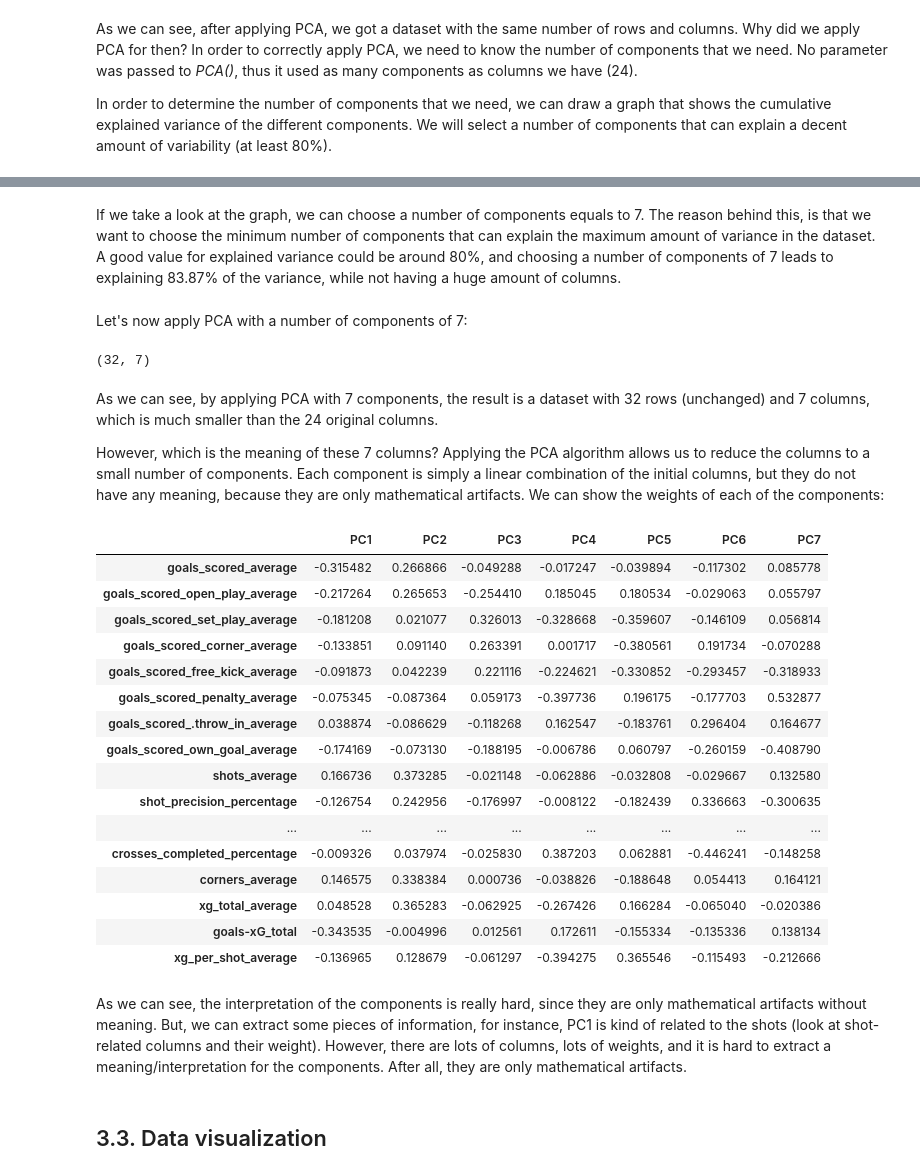
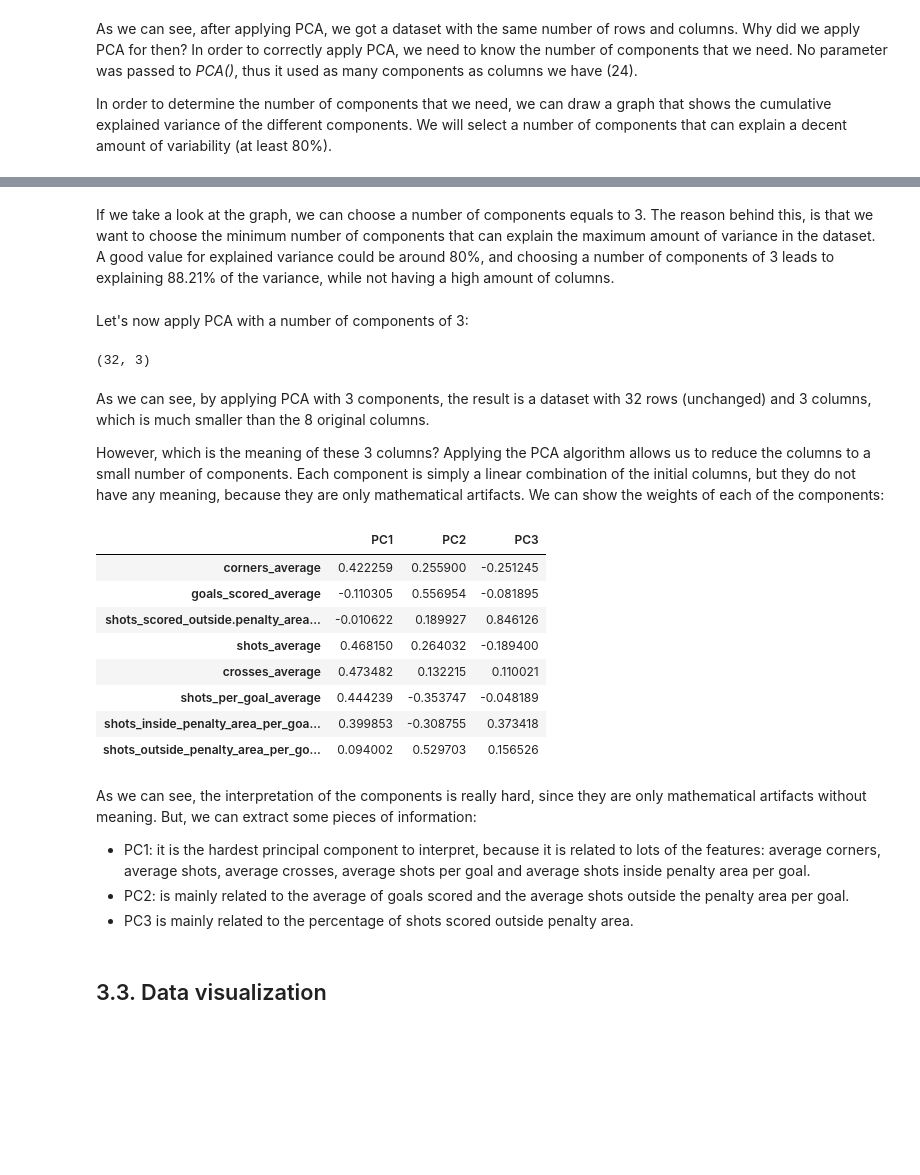
Before and after one commit to schmidt-marvin/ESI_2022_TecAA, a Jupyter notebook: Task1_UnsupervisedLearning/UnsupervisedLearningInFootballWorldCup2018.ipynb, the cells around one changed output, grey strips where cells are left out. Drawn from its saved outputs; the diff is of its cells as text; code cells hidden in the pictures; blank space fills up the shorter version.

```diff
--- a/Task1_UnsupervisedLearning/UnsupervisedLearningInFootballWorldCup2018.ipynb
+++ b/Task1_UnsupervisedLearning/UnsupervisedLearningInFootballWorldCup2018.ipynb
@@ -425,44 +425,40 @@ px.area(
 # %% [output]
 [interactive output not drawn]
 # %% [markdown]
-If we take a look at the graph, we can choose a number of components equals to 7. The reason behind this, is that we want to choose the minimum number of components that can explain the maximum amount of variance in the dataset. A good value for explained variance could be around 80%, and choosing a number of components of 7 leads to explaining 83.87% of the variance, while not having a huge amount of columns.
+If we take a look at the graph, we can choose a number of components equals to 3. The reason behind this, is that we want to choose the minimum number of components that can explain the maximum amount of variance in the dataset. A good value for explained variance could be around 80%, and choosing a number of components of 3 leads to explaining 88.21% of the variance, while not having a high amount of columns.
 # %% [markdown]
-Let's now apply PCA with a number of components of 7:
+Let's now apply PCA with a number of components of 3:
 # %%
-pca = PCA(n_components = 7)
+pca = PCA(n_components = 3)
 pca_dataset = pca.fit_transform(normalized_dataset)
 pca_dataset.shape
 # %% [output]
-(32, 7)
+(32, 3)
 # %% [markdown]
-As we can see, by applying PCA with 7 components, the result is a dataset with 32 rows (unchanged) and 7 columns, which is much smaller than the 24 original columns.
+As we can see, by applying PCA with 3 components, the result is a dataset with 32 rows (unchanged) and 3 columns, which is much smaller than the 8 original columns.
 
-However, which is the meaning of these 7 columns? Applying the PCA algorithm allows us to reduce the columns to a small number of components. Each component is simply a linear combination of the initial columns, but they do not have any meaning, because they are only mathematical artifacts. We can show the weights of each of the components:
+However, which is the meaning of these 3 columns? Applying the PCA algorithm allows us to reduce the columns to a small number of components. Each component is simply a linear combination of the initial columns, but they do not have any meaning, because they are only mathematical artifacts. We can show the weights of each of the components:
 # %%
 import numpy as np
 
-weights_dataset = pd.DataFrame(np.matrix.transpose(pca.components_), columns = ['PC' + str(i) for i in range(1, 8)], index = reduced_dataset.columns)
+weights_dataset = pd.DataFrame(np.matrix.transpose(pca.components_), columns = ['PC' + str(i) for i in range(1, 4)], index = reduced_dataset.columns)
 weights_dataset
 # %% [output]
-|  | PC1 | PC2 | PC3 | PC4 | PC5 | PC6 | PC7 |
-| goals_scored_average | -0.315482 | 0.266866 | -0.049288 | -0.017247 | -0.039894 | -0.117302 | 0.085778 |
-| goals_scored_open_play_average | -0.217264 | 0.265653 | -0.254410 | 0.185045 | 0.180534 | -0.029063 | 0.055797 |
-| goals_scored_set_play_average | -0.181208 | 0.021077 | 0.326013 | -0.328668 | -0.359607 | -0.146109 | 0.056814 |
-| goals_scored_corner_average | -0.133851 | 0.091140 | 0.263391 | 0.001717 | -0.380561 | 0.191734 | -0.070288 |
-| goals_scored_free_kick_average | -0.091873 | 0.042239 | 0.221116 | -0.224621 | -0.330852 | -0.293457 | -0.318933 |
-| goals_scored_penalty_average | -0.075345 | -0.087364 | 0.059173 | -0.397736 | 0.196175 | -0.177703 | 0.532877 |
-| goals_scored_.throw_in_average | 0.038874 | -0.086629 | -0.118268 | 0.162547 | -0.183761 | 0.296404 | 0.164677 |
-| goals_scored_own_goal_average | -0.174169 | -0.073130 | -0.188195 | -0.006786 | 0.060797 | -0.260159 | -0.408790 |
-| shots_average | 0.166736 | 0.373285 | -0.021148 | -0.062886 | -0.032808 | -0.029667 | 0.132580 |
-| shot_precision_percentage | -0.126754 | 0.242956 | -0.176997 | -0.008122 | -0.182439 | 0.336663 | -0.300635 |
-| ... | ... | ... | ... | ... | ... | ... | ... |
-| crosses_completed_percentage | -0.009326 | 0.037974 | -0.025830 | 0.387203 | 0.062881 | -0.446241 | -0.148258 |
-| corners_average | 0.146575 | 0.338384 | 0.000736 | -0.038826 | -0.188648 | 0.054413 | 0.164121 |
-| xg_total_average | 0.048528 | 0.365283 | -0.062925 | -0.267426 | 0.166284 | -0.065040 | -0.020386 |
-| goals-xG_total | -0.343535 | -0.004996 | 0.012561 | 0.172611 | -0.155334 | -0.135336 | 0.138134 |
-| xg_per_shot_average | -0.136965 | 0.128679 | -0.061297 | -0.394275 | 0.365546 | -0.115493 | -0.212666 |
+|  | PC1 | PC2 | PC3 |
+| corners_average | 0.422259 | 0.255900 | -0.251245 |
+| goals_scored_average | -0.110305 | 0.556954 | -0.081895 |
+| shots_scored_outside.penalty_area... | -0.010622 | 0.189927 | 0.846126 |
+| shots_average | 0.468150 | 0.264032 | -0.189400 |
+| crosses_average | 0.473482 | 0.132215 | 0.110021 |
+| shots_per_goal_average | 0.444239 | -0.353747 | -0.048189 |
+| shots_inside_penalty_area_per_goa... | 0.399853 | -0.308755 | 0.373418 |
+| shots_outside_penalty_area_per_go... | 0.094002 | 0.529703 | 0.156526 |
-# %% [markdown]
-As we can see, the interpretation of the components is really hard, since they are only mathematical artifacts without meaning. But, we can extract some pieces of information, for instance, PC1 is kind of related to the shots (look at shot-related columns and their weight). However, there are lots of columns, lots of weights, and it is hard to extract a meaning/interpretation for the components. After all, they are only mathematical artifacts.
+# %% [markdown]
+As we can see, the interpretation of the components is really hard, since they are only mathematical artifacts without meaning. But, we can extract some pieces of information:
+
+- PC1: it is the hardest principal component to interpret, because it is related to lots of the features: average corners, average shots, average crosses, average shots per goal and average shots inside penalty area per goal.
+- PC2: is mainly related to the average of goals scored and the average shots outside the penalty area per goal.
+- PC3 is mainly related to the percentage of shots scored outside penalty area.
 # %% [markdown]
 ## 3.3. Data visualization
 # %% [markdown]
```
Also changed, not shown: parts of 15 cells of this notebook.
